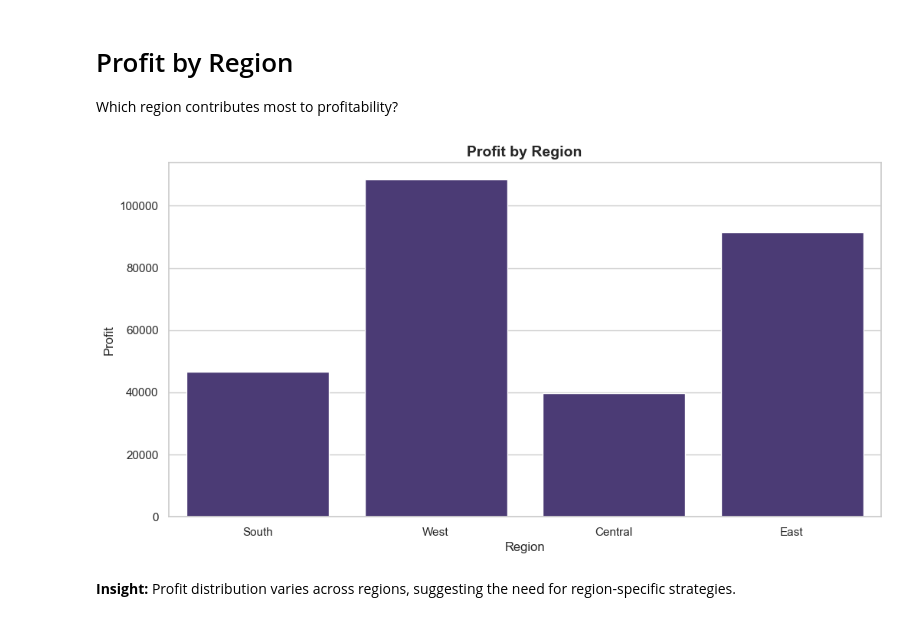
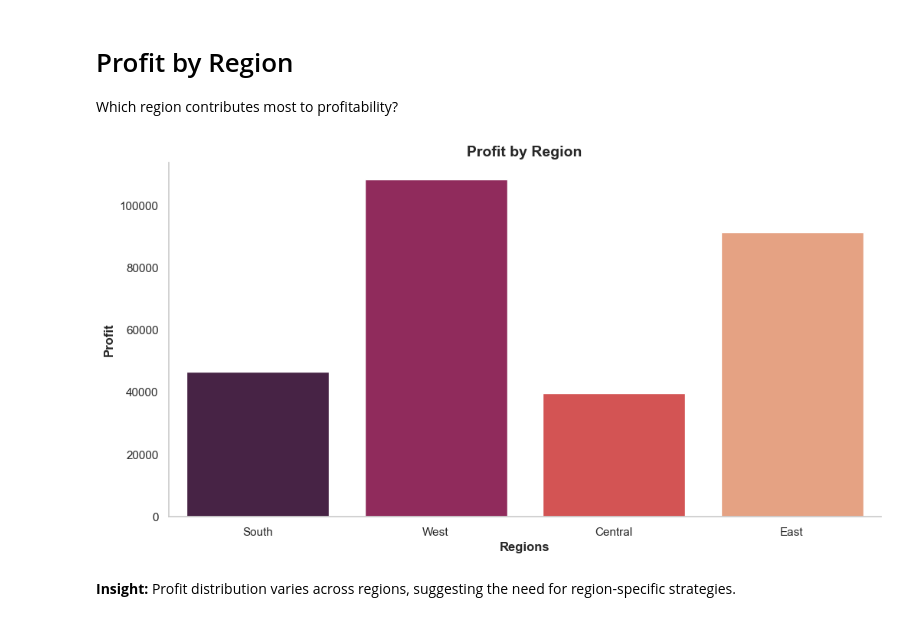
Before and after one commit to sumit-raghav-06/Retail-sales-analysis, a Jupyter notebook: notebooks/eda.ipynb, the cells around one changed output. Cells and saved outputs as stored; diff of their text form; code cells hidden in the pictures.

```diff
--- a/notebooks/eda.ipynb
+++ b/notebooks/eda.ipynb
@@ -322,11 +363,19 @@ The leading technology category significantly outperforms others, indicating a s
 # Profit by Region
 Which region contributes most to profitability?
 # %%
-sns.barplot(x='Region', y='Profit', data=df, estimator='sum', errorbar=None)
+ax = sns.barplot(x='Region', y='Profit', data=df, estimator='sum', errorbar=None, palette="rocket")
+# Remove grid-lines
+sns.despine()
+ax.yaxis.grid(False)
 plt.title("Profit by Region", fontsize=14, weight='bold')
+# Naming x and y label
+plt.xlabel("Regions", fontweight='bold')
+plt.ylabel("Profit", fontweight='bold')
+# Exporting chart as image
+plt.savefig('02_profit_by_region.png', dpi=150)
 plt.show()
 # %% [output]
-[figure, old version]
+[figure, new version]
 # %% [markdown]
 **Insight:**
 Profit distribution varies across regions, suggesting the need for region-specific strategies.
```
Also changed, not shown: parts of 7 cells of this notebook.
